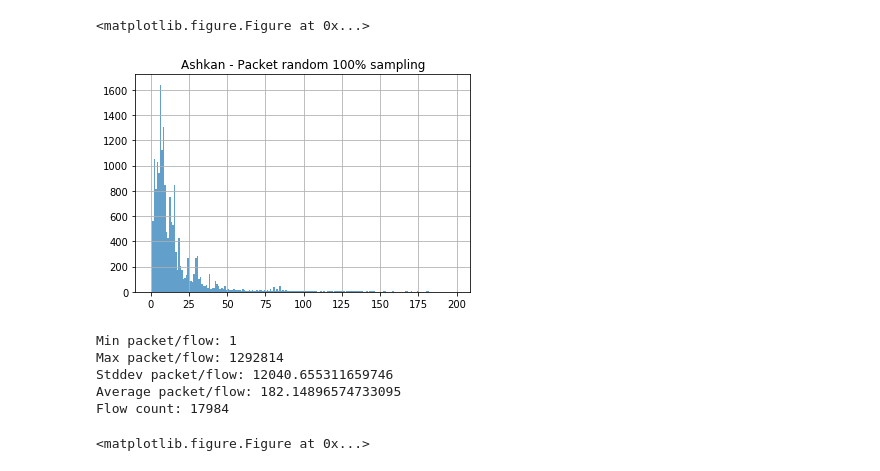
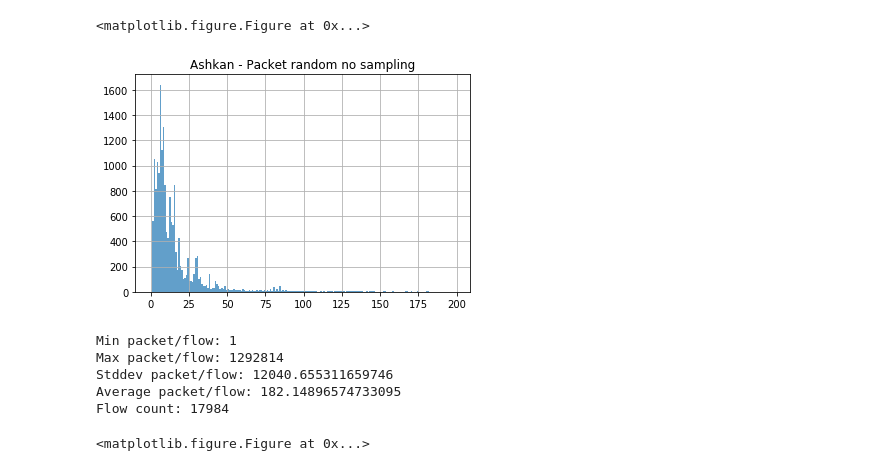
Before and after one commit to nyu-tandon-hsn-ai/trace-feature-selection, a Jupyter notebook: flow_vis.ipynb, the cells around one changed output. Drawn from its saved outputs; the diff is of its cells as text; code cells hidden in the pictures.

```diff
--- a/flow_vis.ipynb
+++ b/flow_vis.ipynb
@@ -5,17 +5,17 @@ import matplotlib.pyplot as plt
 # %%
 feature_df = pd.read_csv('data/packet_rand_100%.csv')
 plt.figure()
 feature_df.hist(alpha=0.7,column='tot_pkt',bins=range(0,200,1))
-plt.title('Ashkan - Packet random 100% sampling')
+plt.title('Ashkan - Packet random no sampling')
 plt.show()
 print('Min packet/flow:',feature_df['tot_pkt'].min())
 print('Max packet/flow:',feature_df['tot_pkt'].max())
 print('Stddev packet/flow:',feature_df['tot_pkt'].std())
 print('Average packet/flow:',feature_df['tot_pkt'].mean())
 print('Flow count:',feature_df['tot_pkt'].count())
 # %% [output]
 <matplotlib.figure.Figure at 0x...>
-[figure, old version]
+[figure, new version]
 Min packet/flow: 1
 Max packet/flow: 1292814
 Stddev packet/flow: 12040.655311659746
```
